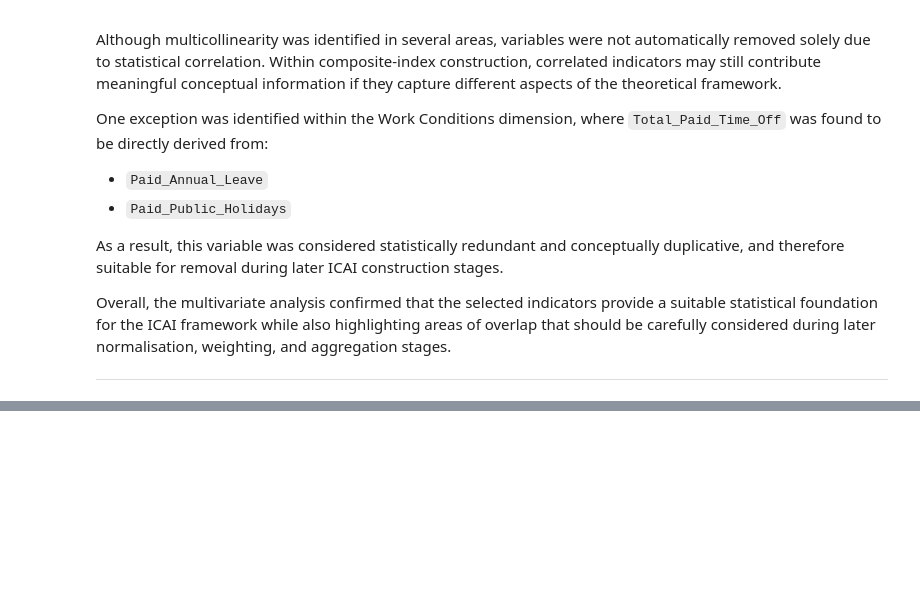
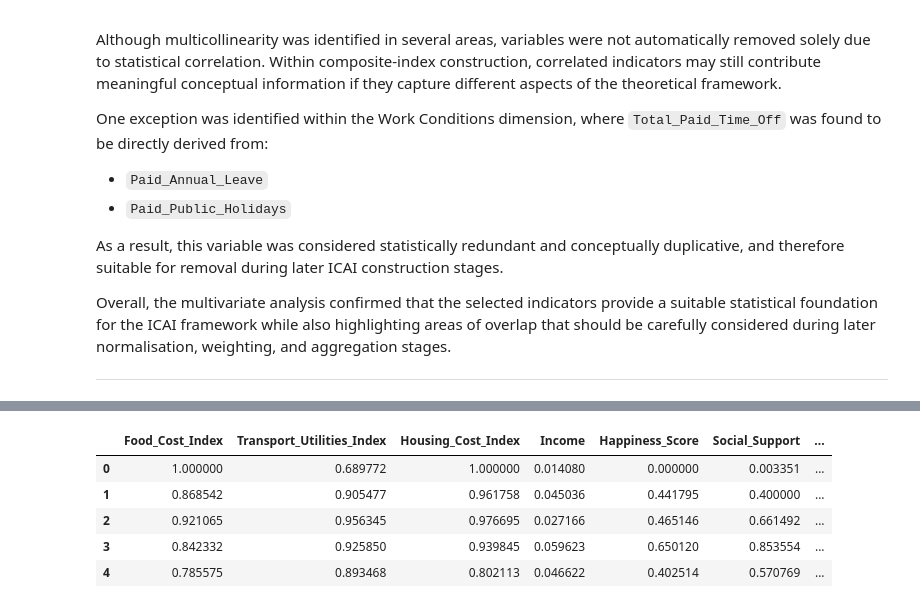
Before and after one commit to LeafMonarch/International-Career-Attractiveness-Index, a Jupyter notebook: notebooks/main.ipynb, the cells around one changed output, grey strips where cells are left out. Cells and saved outputs as stored; diff of their text form; code cells hidden in the pictures; blank space fills up the shorter version.

```diff
--- a/notebooks/main.ipynb
+++ b/notebooks/main.ipynb
@@ -2980,0 +3152,82 @@ Overall, the multivariate analysis confirmed that the selected indicators provid
+# %%
+scaler = MinMaxScaler()
+
+
+job_market_norm = job_market_analysis.copy()
+work_conditions_norm = work_conditions_analysis.drop(
+    columns=["Total_Paid_Time_Off"]
+).copy()
+living_norm = living_analysis.copy()
+
+job_positive = [
+    "Employment_2023",
+    "GDP_2023",
+    "Labour_2023",
+    "Population_2023"
+]
+
+job_negative = [
+    "Unemployment_2023"
+]
+
+job_market_norm[job_positive] = scaler.fit_transform(
+    job_market_norm[job_positive]
+)
+
+for col in job_negative:
+    job_market_norm[col] = (
+        job_market_norm[col].max() - job_market_norm[col]
+    ) / (
+        job_market_norm[col].max() - job_market_norm[col].min()
+    )
+
+work_positive = [
+    "Paid_Annual_Leave",
+    "Paid_Public_Holidays"
+]
+
+work_negative = [
+    "Avg_Hours_Worked_Most_Recent"
+]
+
+work_conditions_norm[work_positive] = scaler.fit_transform(
+    work_conditions_norm[work_positive]
+)
+
+for col in work_negative:
+    work_conditions_norm[col] = (
+        work_conditions_norm[col].max() - work_conditions_norm[col]
+    ) / (
+        work_conditions_norm[col].max() - work_conditions_norm[col].min()
+    )
+
+living_positive = [
+    "Income",
+    "Happiness_Score",
+    "Social_Support",
+    "Healthy_Life_Expectancy",
+    "Freedom"
+]
+
+living_negative = [
+    "Food_Cost_Index",
+    "Transport_Utilities_Index",
+    "Housing_Cost_Index",
+    "Corruption_Perception"
+]
+
+living_norm[living_positive] = scaler.fit_transform(
+    living_norm[living_positive]
+)
+
+for col in living_negative:
+    living_norm[col] = (
+        living_norm[col].max() - living_norm[col]
+    ) / (
+        living_norm[col].max() - living_norm[col].min()
+    )
+
+display(job_market_norm.head())
+display(work_conditions_norm.head())
+display(living_norm.head())
+# %% [output]
@@ -2980,0 +3246,6 @@ Overall, the multivariate analysis confirmed that the selected indicators provid
+|  | Food_Cost_Index | Transport_Utilities_Index | Housing_Cost_Index | Income | Happiness_Score | Social_Support | ... |
+| 0 | 1.000000 | 0.689772 | 1.000000 | 0.014080 | 0.000000 | 0.003351 | ... |
+| 1 | 0.868542 | 0.905477 | 0.961758 | 0.045036 | 0.441795 | 0.400000 | ... |
+| 2 | 0.921065 | 0.956345 | 0.976695 | 0.027166 | 0.465146 | 0.661492 | ... |
+| 3 | 0.842332 | 0.925850 | 0.939845 | 0.059623 | 0.650120 | 0.853554 | ... |
+| 4 | 0.785575 | 0.893468 | 0.802113 | 0.046622 | 0.402514 | 0.570769 | ... |
```
Also changed, not shown: parts of 11 cells of this notebook.
